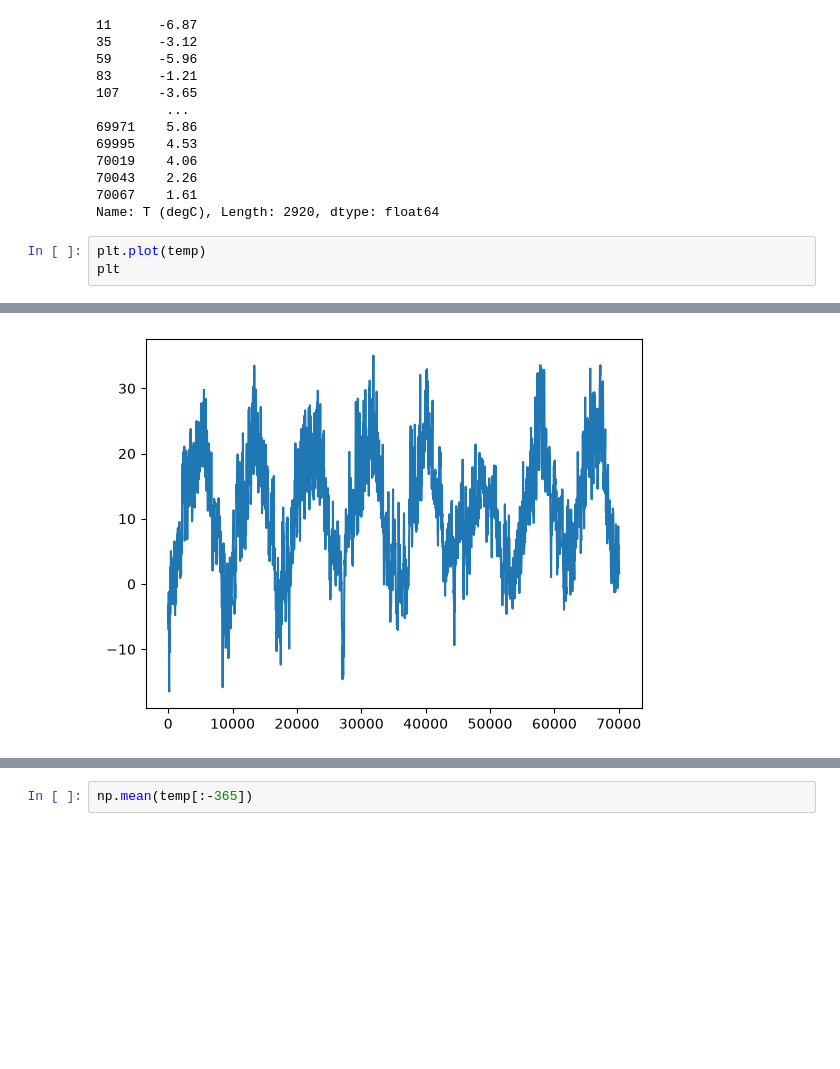
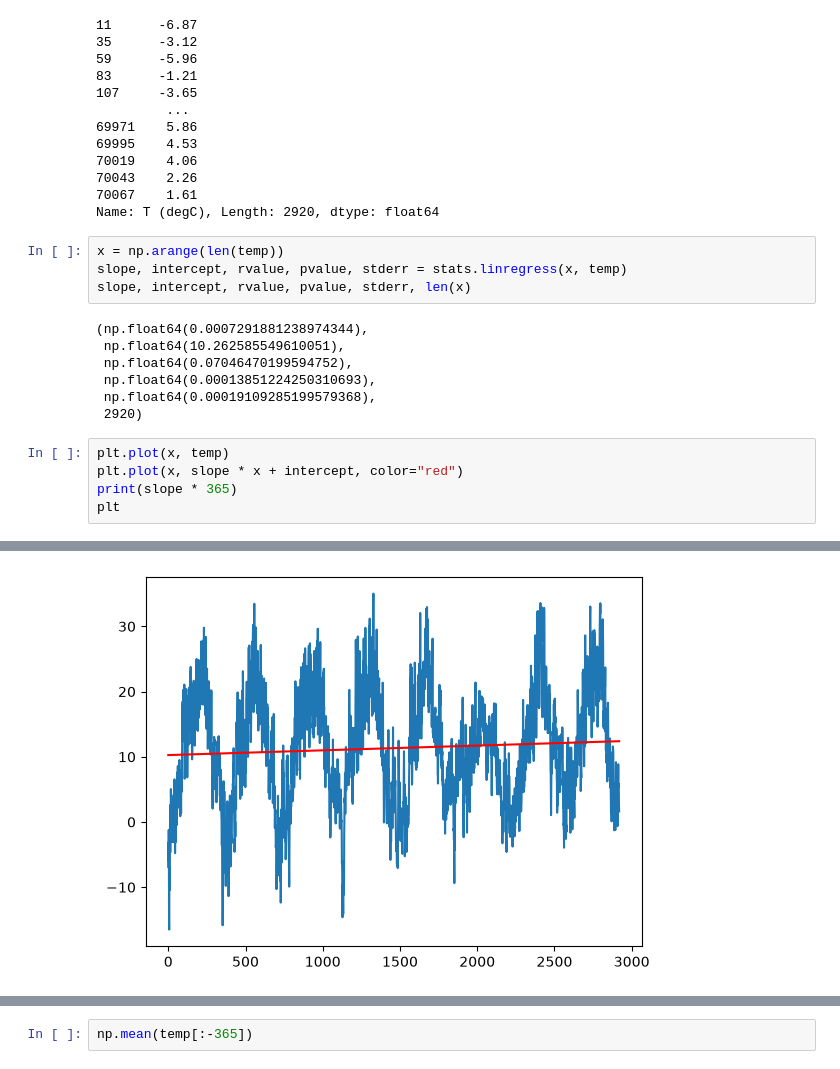
Before and after one commit to cyrilvincent/datascience, a Jupyter notebook: tp_jena.ipynb, the cells around one changed output, grey strips where cells are left out. Drawn from its saved outputs; the diff is of its cells as text; blank space fills up the shorter version.

```diff
--- a/tp_jena.ipynb
+++ b/tp_jena.ipynb
@@ -86,7 +87,20 @@ temp
 70043    2.26
 70067    1.61
 Name: T (degC), Length: 2920, dtype: float64
+# %%
+x = np.arange(len(temp))
+slope, intercept, rvalue, pvalue, stderr = stats.linregress(x, temp)
+slope, intercept, rvalue, pvalue, stderr, len(x)
+# %% [output]
+(np.float64(0.0007291881238974344),
+ np.float64(10.262585549610051),
+ np.float64(0.07046470199594752),
+ np.float64(0.00013851224250310693),
+ np.float64(0.00019109285199579368),
+ 2920)
 # %%
-plt.plot(temp)
+plt.plot(x, temp)
+plt.plot(x, slope * x + intercept, color="red")
+print(slope * 365)
 plt
 # %% [output]
@@ -94,4 +109,4 @@ plt
-[figure, old version]
+[figure, new version]
 # %%
 np.mean(temp[:365])
 # %% [output]
```
Also changed, not shown: parts of 5 cells of this notebook, 2 other files.
